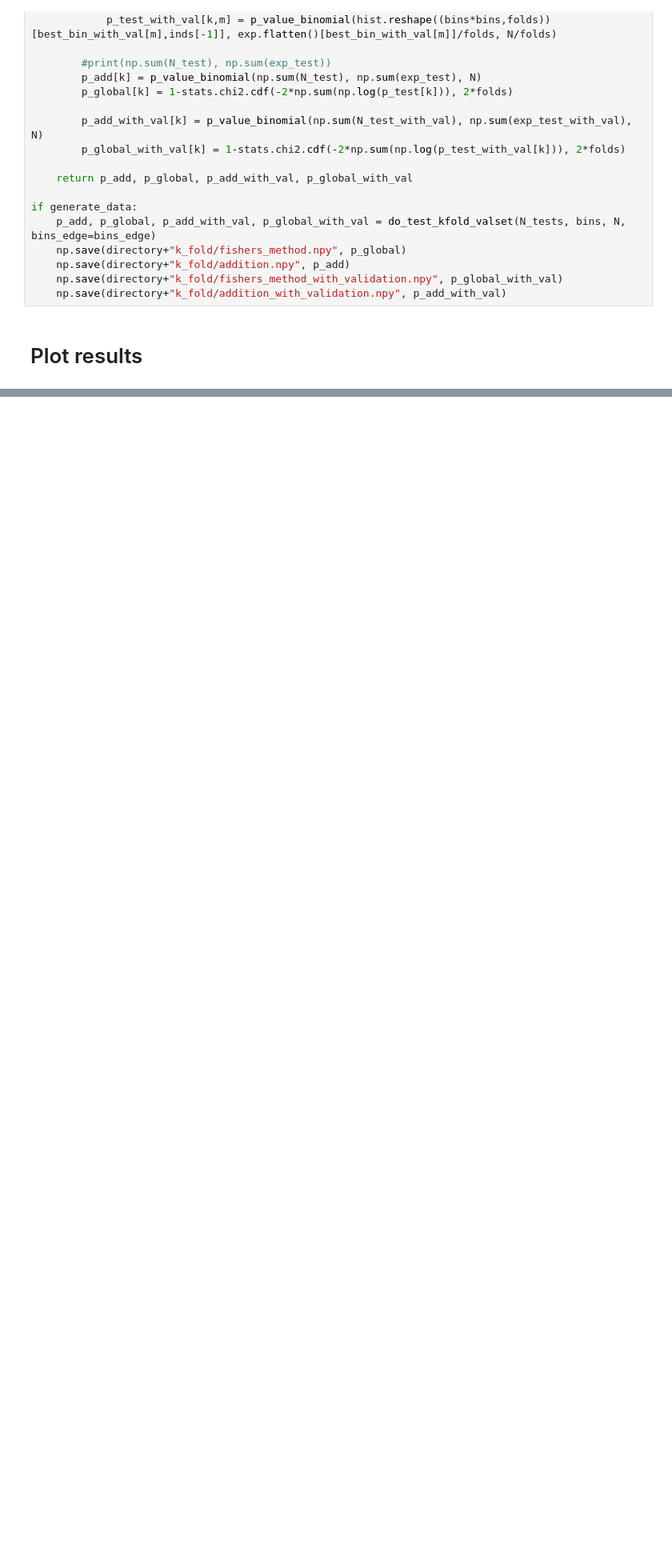
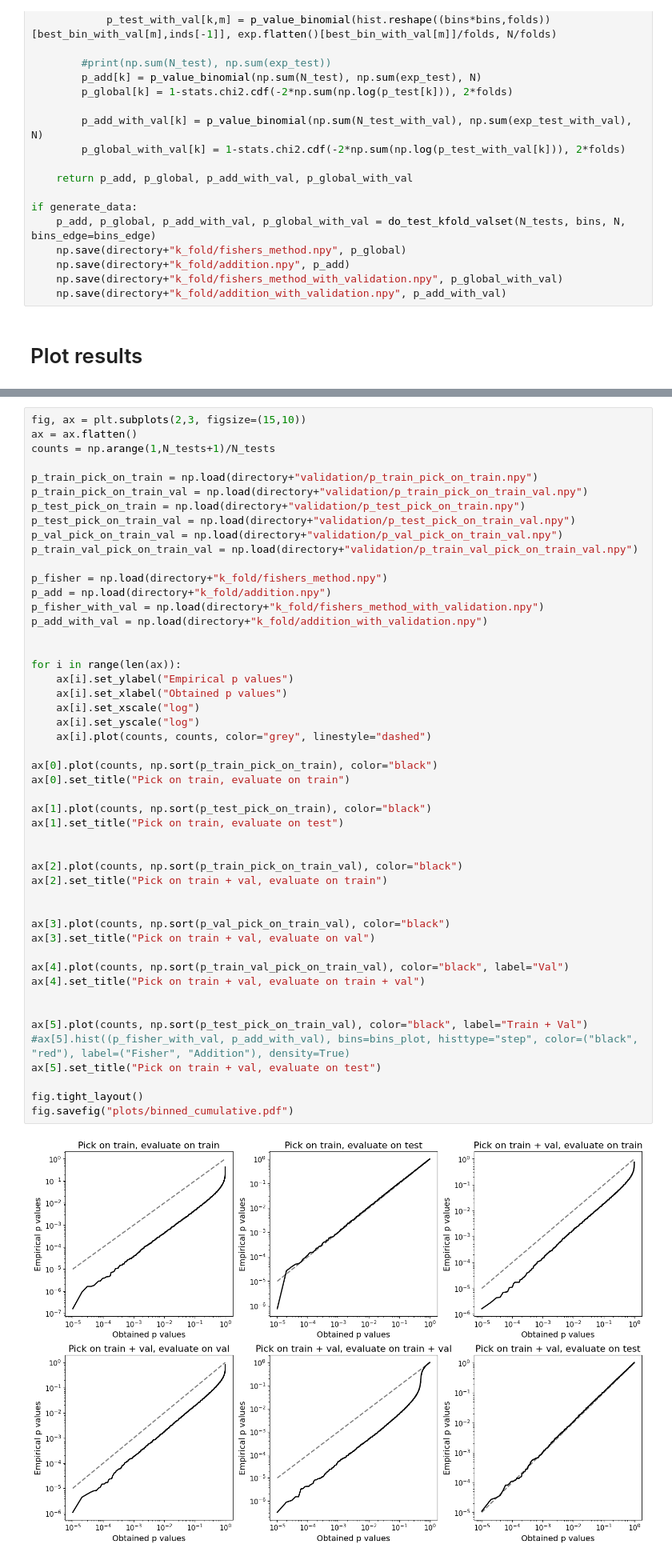
Before and after one commit to mariehein/look_everywhere_in_AD, a Jupyter notebook: cleaned_up/binned_test.ipynb, the cells around one changed output, grey strips where cells are left out. Shown at 80% size. Cells and saved outputs as stored; diff of their text form; blank space fills up the shorter version.

```diff
--- a/cleaned_up/binned_test.ipynb
+++ b/cleaned_up/binned_test.ipynb
@@ -295,0 +276,51 @@ fig.tight_layout()
+# %%
+fig, ax = plt.subplots(2,3, figsize=(15,10))
+ax = ax.flatten()
+counts = np.arange(1,N_tests+1)/N_tests
+
+p_train_pick_on_train = np.load(directory+"validation/p_train_pick_on_train.npy")
+p_train_pick_on_train_val = np.load(directory+"validation/p_train_pick_on_train_val.npy")
+p_test_pick_on_train = np.load(directory+"validation/p_test_pick_on_train.npy")
+p_test_pick_on_train_val = np.load(directory+"validation/p_test_pick_on_train_val.npy")
+p_val_pick_on_train_val = np.load(directory+"validation/p_val_pick_on_train_val.npy")
+p_train_val_pick_on_train_val = np.load(directory+"validation/p_train_val_pick_on_train_val.npy")
+
+p_fisher = np.load(directory+"k_fold/fishers_method.npy")
+p_add = np.load(directory+"k_fold/addition.npy")
+p_fisher_with_val = np.load(directory+"k_fold/fishers_method_with_validation.npy")
+p_add_with_val = np.load(directory+"k_fold/addition_with_validation.npy")
+
+
+for i in range(len(ax)):
+    ax[i].set_ylabel("Empirical p values")
+    ax[i].set_xlabel("Obtained p values")
+    ax[i].set_xscale("log")
+    ax[i].set_yscale("log")
+    ax[i].plot(counts, counts, color="grey", linestyle="dashed")
+
+ax[0].plot(counts, np.sort(p_train_pick_on_train), color="black")
+ax[0].set_title("Pick on train, evaluate on train")
+
+ax[1].plot(counts, np.sort(p_test_pick_on_train), color="black")
+ax[1].set_title("Pick on train, evaluate on test")
+
+
+ax[2].plot(counts, np.sort(p_train_pick_on_train_val), color="black")
+ax[2].set_title("Pick on train + val, evaluate on train")
+
+
+ax[3].plot(counts, np.sort(p_val_pick_on_train_val), color="black")
+ax[3].set_title("Pick on train + val, evaluate on val")
+
+ax[4].plot(counts, np.sort(p_train_val_pick_on_train_val), color="black", label="Val")
+ax[4].set_title("Pick on train + val, evaluate on train + val")
+
+
+ax[5].plot(counts, np.sort(p_test_pick_on_train_val), color="black", label="Train + Val")
+#ax[5].hist((p_fisher_with_val, p_add_with_val), bins=bins_plot, histtype="step", color=("black", "red"), label=("Fisher", "Addition"), density=True)
+ax[5].set_title("Pick on train + val, evaluate on test")
+
+fig.tight_layout()
+fig.savefig("plots/binned_cumulative.pdf")
+# %% [output]
+[figure, added]
```
Also changed, not shown: parts of 9 cells of this notebook, 7 other files.
